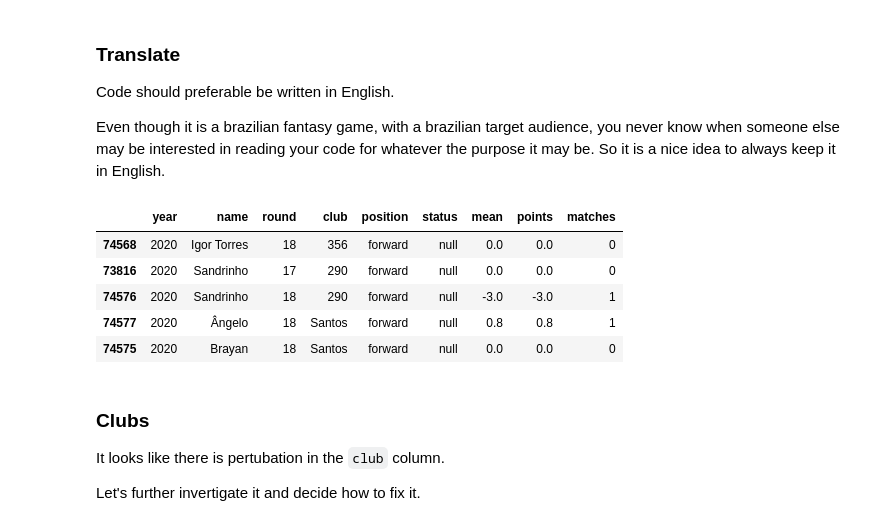
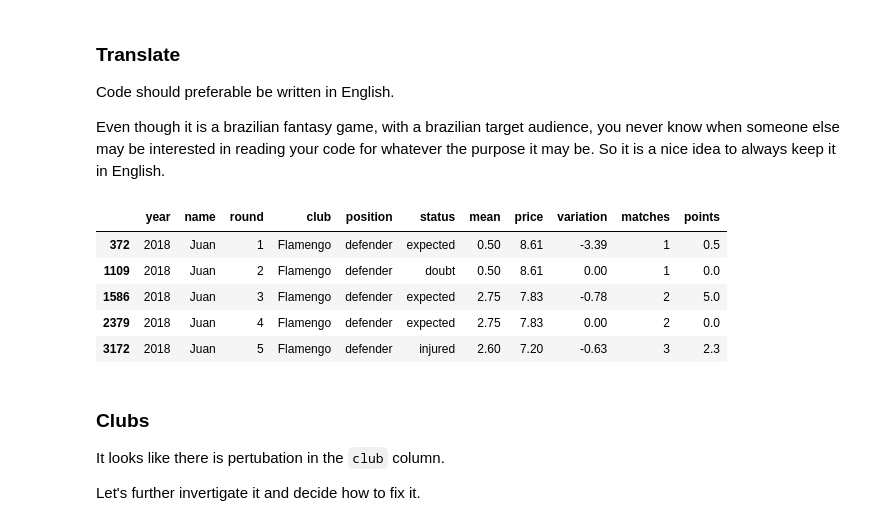
Before and after one commit to matheusccouto/palpite, a Jupyter notebook: notebooks/model_building.ipynb, the cells around one changed output. Drawn from its saved outputs; the diff is of its cells as text; code cells hidden in the pictures.

```diff
--- a/notebooks/model_building.ipynb
+++ b/notebooks/model_building.ipynb
@@ -100,13 +97,10 @@ cartola_data.head()
 ### Number of Played Games
 Most recent year come with a number o played gamed feature, however, 2018 doesn't have it. I'll recreate it for all years.
 # %%
-# Select scouts (stats) coumns.
-scouts_cols = ['FC', 'FD', 'FF', 'FS', 'G', 'I', 'RB', 'CA', 'PE', 'A', 'SG', 'DD', 'FT', 'GS', 'CV', 'GC', 'PP', 'DP', 'PI', 'DS']
-scouts = cartola_data[scouts_cols]
-
-# If there are data on any of those columns, the player played the game.
-cartola_data["played"] = scouts.notnull().any(axis=1).astype(int)
+# If points are different than zero, the player played the game.
+cartola_data["played"] = (cartola_data["pontos_num"] != 0).astype(int)
 
 # Sort values, group by athlete and season and the calculate the cumulative sum of played games.
 cartola_data = cartola_data.sort_values(["atleta_id", "year", "rodada_id"])
 cartola_data["matches"] = cartola_data.groupby(["atleta_id", "year"]).cumsum()["played"]
+cartola_data.head()
@@ -125,9 +125,11 @@ to_keep = [
     'clube.id.full.name',  # Club full name.
     'posicao_id',  # Position ID.
     'status_id',  # Status ID.
-    'media_num',  # Mean number.
-    'pontos_num',  # Points number.
+    'media_num',  # Mean points.
+    'preco_num',  # Price value.
+    'variacao_num',  # Price variation.
     'matches',  # Number of matches played.
+    'pontos_num',  # Points.
 ]
 
 cartola_data = cartola_data[to_keep]
@@ -152,40 +154,42 @@ So it is a nice idea to always keep it in English.
 cartola_data = cartola_data.rename({
     "apelido": "name",
     "rodada_id": "round",
     "clube.id.full.name": "club",
     "posicao_id": "position",
     "status_id": "status",
     "pontos_num": "points",
     "media_num": "mean",
+    "preco_num": "price",
+    "variacao_num": "variation",
 }, axis=1)
 
 # Rename values from the column position.
 cartola_data["position"] = cartola_data["position"].replace({
     "zag": "defender",
     "mei": "midfielder",
     "ata": "forward",
     "gol": "goalkeeper",
     "lat": "fullback",
     "tec": "coach",
 })
 
 # Rename values from the column status.
 cartola_data["status"] = cartola_data["status"].replace({
     "Nulo": "null",
     "Provável": "expected",
     "Contundido": "injured",
     "Dúvida": "doubt",
     "Suspenso": "suspended",
 })
 
-cartola_data.tail()
+cartola_data.head()
 # %% [output]
-|  | year | name | round | club | position | status | mean | points | matches |
-| 74568 | 2020 | Igor Torres | 18 | 356 | forward | null | 0.0 | 0.0 | 0 |
-| 73816 | 2020 | Sandrinho | 17 | 290 | forward | null | 0.0 | 0.0 | 0 |
-| 74576 | 2020 | Sandrinho | 18 | 290 | forward | null | -3.0 | -3.0 | 1 |
-| 74577 | 2020 | Ângelo | 18 | Santos | forward | null | 0.8 | 0.8 | 1 |
-| 74575 | 2020 | Brayan | 18 | Santos | forward | null | 0.0 | 0.0 | 0 |
+|  | year | name | round | club | position | status | mean | price | variation | matches | points |
+| 372 | 2018 | Juan | 1 | Flamengo | defender | expected | 0.50 | 8.61 | -3.39 | 1 | 0.5 |
+| 1109 | 2018 | Juan | 2 | Flamengo | defender | doubt | 0.50 | 8.61 | 0.00 | 1 | 0.0 |
+| 1586 | 2018 | Juan | 3 | Flamengo | defender | expected | 2.75 | 7.83 | -0.78 | 2 | 5.0 |
+| 2379 | 2018 | Juan | 4 | Flamengo | defender | expected | 2.75 | 7.83 | 0.00 | 2 | 0.0 |
+| 3172 | 2018 | Juan | 5 | Flamengo | defender | injured | 2.60 | 7.20 | -0.63 | 3 | 2.3 |
 # %% [markdown]
 ### Clubs
 It looks like there is pertubation in the `club` column.
```
Also changed, not shown: parts of 41 cells of this notebook, 15 other files.
